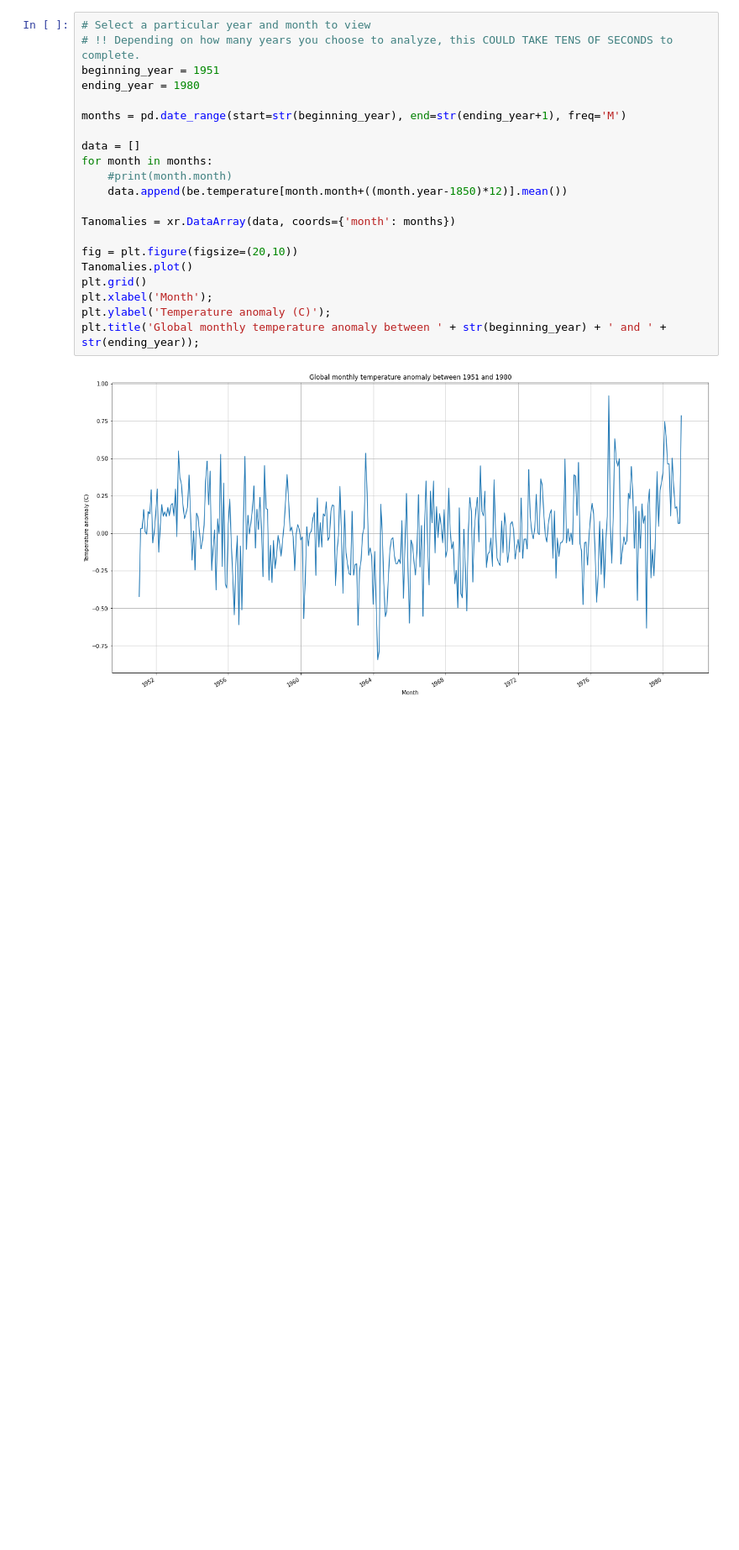
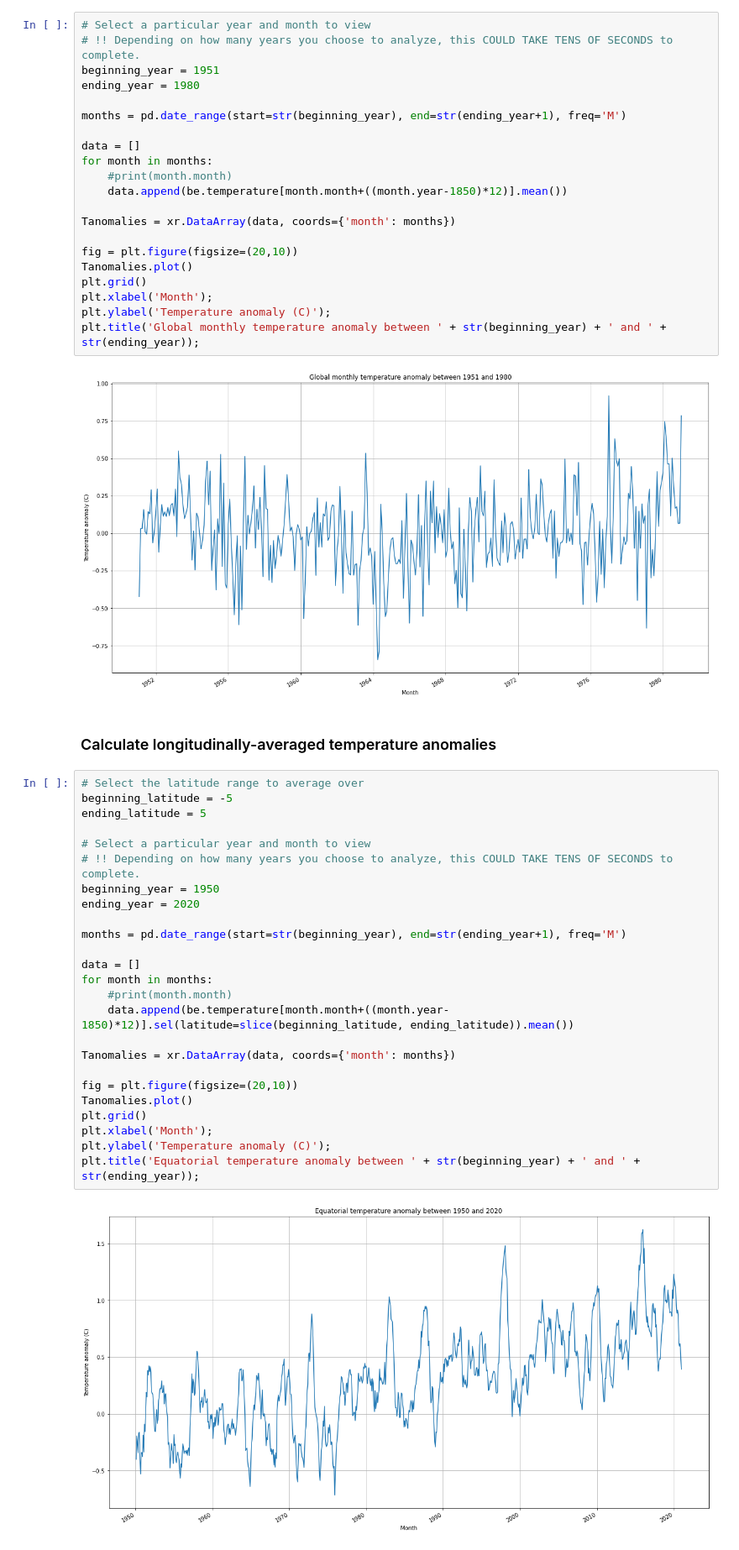
Before and after one commit to vonw/CE401, a Jupyter notebook: _build/jupyter_execute/chapter2/plotBerkeleyEarth.ipynb, the cells around one changed output. Shown at 84% size. Drawn from its saved outputs; the diff is of its cells as text; blank space fills up the shorter version.

```diff
--- a/_build/jupyter_execute/chapter2/plotBerkeleyEarth.ipynb
+++ b/_build/jupyter_execute/chapter2/plotBerkeleyEarth.ipynb
@@ -104,3 +104,32 @@ plt.ylabel('Temperature anomaly (C)');
 plt.title('Global monthly temperature anomaly between ' + str(beginning_year) + ' and ' + str(ending_year));
 # %% [output]
 [figure]
+# %% [markdown]
+### Calculate longitudinally-averaged temperature anomalies
+# %%
+# Select the latitude range to average over
+beginning_latitude = -5
+ending_latitude = 5
+
+# Select a particular year and month to view
+# !! Depending on how many years you choose to analyze, this COULD TAKE TENS OF SECONDS to complete.
+beginning_year = 1950
+ending_year = 2020
+
+months = pd.date_range(start=str(beginning_year), end=str(ending_year+1), freq='M')
+
+data = []
+for month in months:
+    #print(month.month)
+    data.append(be.temperature[month.month+((month.year-1850)*12)].sel(latitude=slice(beginning_latitude, ending_latitude)).mean())
+
+Tanomalies = xr.DataArray(data, coords={'month': months})
+
+fig = plt.figure(figsize=(20,10))
+Tanomalies.plot()
+plt.grid()
+plt.xlabel('Month');
+plt.ylabel('Temperature anomaly (C)');
+plt.title('Equatorial temperature anomaly between ' + str(beginning_year) + ' and ' + str(ending_year));
+# %% [output]
+[figure, added]
```
Also changed, not shown: parts of 1 cell of this notebook, 18 other files.
